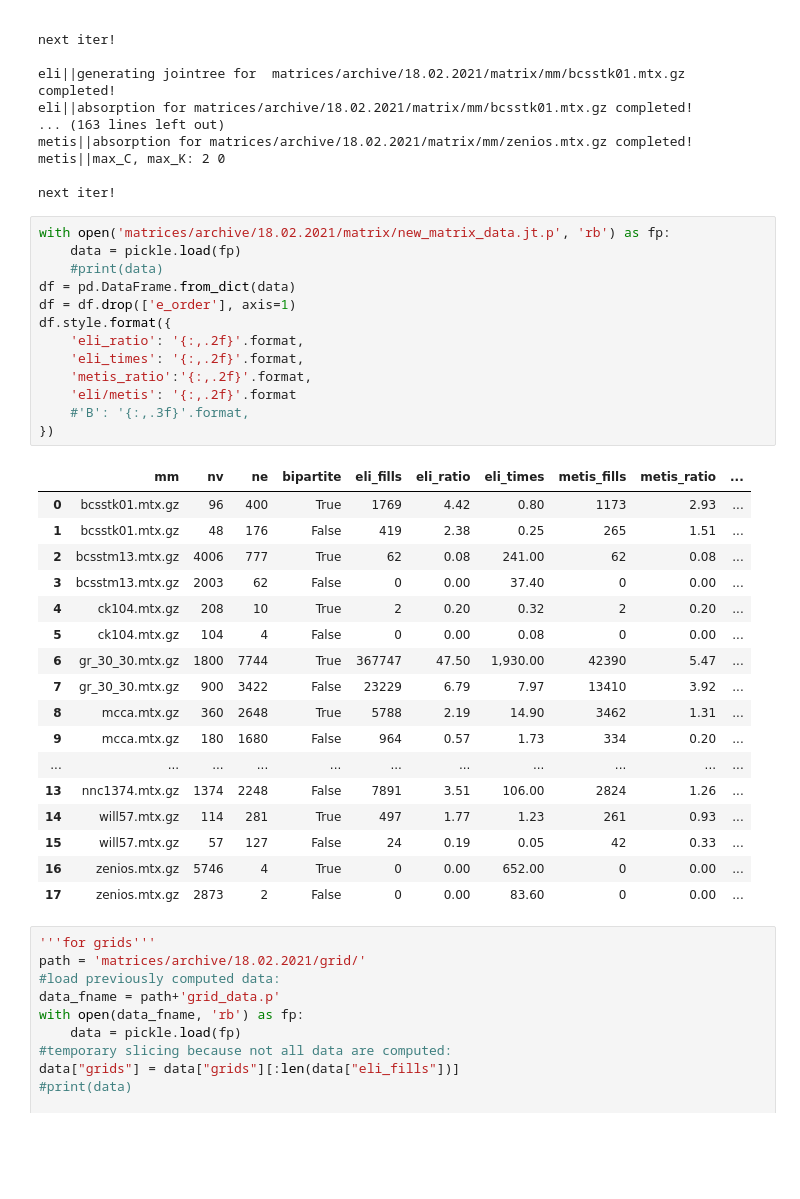
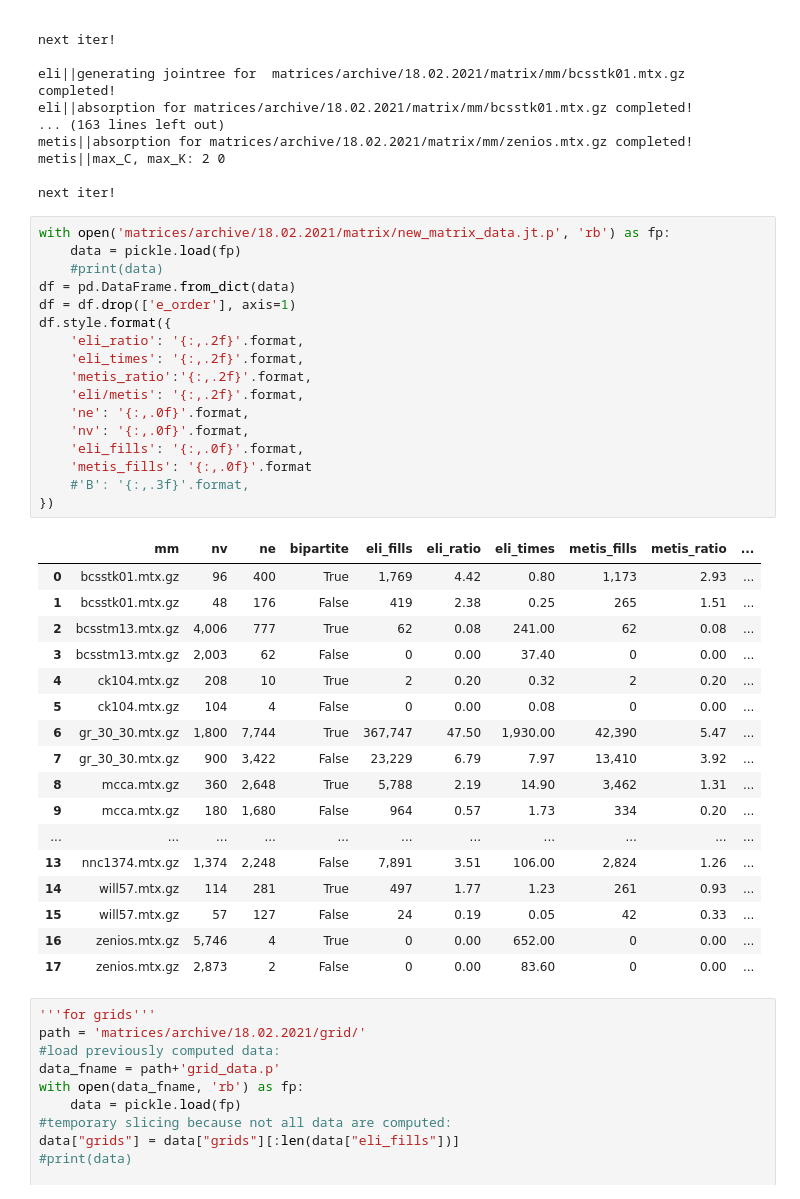
Before and after one commit to berylgithub/eli, a Jupyter notebook: elimination_ordering.ipynb, the cells around one changed output. Cells and saved outputs as stored; diff of their text form; blank space fills up the shorter version.

```diff
--- a/elimination_ordering.ipynb
+++ b/elimination_ordering.ipynb
@@ -1689,34 +1672,38 @@ next iter!
 # %%
 with open('matrices/archive/18.02.2021/matrix/new_matrix_data.jt.p', 'rb') as fp:
     data = pickle.load(fp)
     #print(data)
 df = pd.DataFrame.from_dict(data)
 df = df.drop(['e_order'], axis=1)
 df.style.format({
     'eli_ratio': '{:,.2f}'.format,
     'eli_times': '{:,.2f}'.format,
     'metis_ratio':'{:,.2f}'.format,
-    'eli/metis': '{:,.2f}'.format
+    'eli/metis': '{:,.2f}'.format,
+    'ne': '{:,.0f}'.format,
+    'nv': '{:,.0f}'.format,
+    'eli_fills': '{:,.0f}'.format,
+    'metis_fills': '{:,.0f}'.format
     #'B': '{:,.3f}'.format,
 })
 # %% [output]
 |  | mm | nv | ne | bipartite | eli_fills | eli_ratio | eli_times | metis_fills | metis_ratio | ... |
-| 0 | bcsstk01.mtx.gz | 96 | 400 | True | 1769 | 4.42 | 0.80 | 1173 | 2.93 | ... |
+| 0 | bcsstk01.mtx.gz | 96 | 400 | True | 1,769 | 4.42 | 0.80 | 1,173 | 2.93 | ... |
 | 1 | bcsstk01.mtx.gz | 48 | 176 | False | 419 | 2.38 | 0.25 | 265 | 1.51 | ... |
-| 2 | bcsstm13.mtx.gz | 4006 | 777 | True | 62 | 0.08 | 241.00 | 62 | 0.08 | ... |
-| 3 | bcsstm13.mtx.gz | 2003 | 62 | False | 0 | 0.00 | 37.40 | 0 | 0.00 | ... |
+| 2 | bcsstm13.mtx.gz | 4,006 | 777 | True | 62 | 0.08 | 241.00 | 62 | 0.08 | ... |
+| 3 | bcsstm13.mtx.gz | 2,003 | 62 | False | 0 | 0.00 | 37.40 | 0 | 0.00 | ... |
 | 4 | ck104.mtx.gz | 208 | 10 | True | 2 | 0.20 | 0.32 | 2 | 0.20 | ... |
 | 5 | ck104.mtx.gz | 104 | 4 | False | 0 | 0.00 | 0.08 | 0 | 0.00 | ... |
-| 6 | gr_30_30.mtx.gz | 1800 | 7744 | True | 367747 | 47.50 | 1,930.00 | 42390 | 5.47 | ... |
-| 7 | gr_30_30.mtx.gz | 900 | 3422 | False | 23229 | 6.79 | 7.97 | 13410 | 3.92 | ... |
-| 8 | mcca.mtx.gz | 360 | 2648 | True | 5788 | 2.19 | 14.90 | 3462 | 1.31 | ... |
-| 9 | mcca.mtx.gz | 180 | 1680 | False | 964 | 0.57 | 1.73 | 334 | 0.20 | ... |
+| 6 | gr_30_30.mtx.gz | 1,800 | 7,744 | True | 367,747 | 47.50 | 1,930.00 | 42,390 | 5.47 | ... |
+| 7 | gr_30_30.mtx.gz | 900 | 3,422 | False | 23,229 | 6.79 | 7.97 | 13,410 | 3.92 | ... |
+| 8 | mcca.mtx.gz | 360 | 2,648 | True | 5,788 | 2.19 | 14.90 | 3,462 | 1.31 | ... |
+| 9 | mcca.mtx.gz | 180 | 1,680 | False | 964 | 0.57 | 1.73 | 334 | 0.20 | ... |
 | ... | ... | ... | ... | ... | ... | ... | ... | ... | ... | ... |
-| 13 | nnc1374.mtx.gz | 1374 | 2248 | False | 7891 | 3.51 | 106.00 | 2824 | 1.26 | ... |
+| 13 | nnc1374.mtx.gz | 1,374 | 2,248 | False | 7,891 | 3.51 | 106.00 | 2,824 | 1.26 | ... |
 | 14 | will57.mtx.gz | 114 | 281 | True | 497 | 1.77 | 1.23 | 261 | 0.93 | ... |
 | 15 | will57.mtx.gz | 57 | 127 | False | 24 | 0.19 | 0.05 | 42 | 0.33 | ... |
-| 16 | zenios.mtx.gz | 5746 | 4 | True | 0 | 0.00 | 652.00 | 0 | 0.00 | ... |
-| 17 | zenios.mtx.gz | 2873 | 2 | False | 0 | 0.00 | 83.60 | 0 | 0.00 | ... |
+| 16 | zenios.mtx.gz | 5,746 | 4 | True | 0 | 0.00 | 652.00 | 0 | 0.00 | ... |
+| 17 | zenios.mtx.gz | 2,873 | 2 | False | 0 | 0.00 | 83.60 | 0 | 0.00 | ... |
 # %%
 '''for grids'''
 path = 'matrices/archive/18.02.2021/grid/'
```
Also changed, not shown: parts of 6 cells of this notebook.
